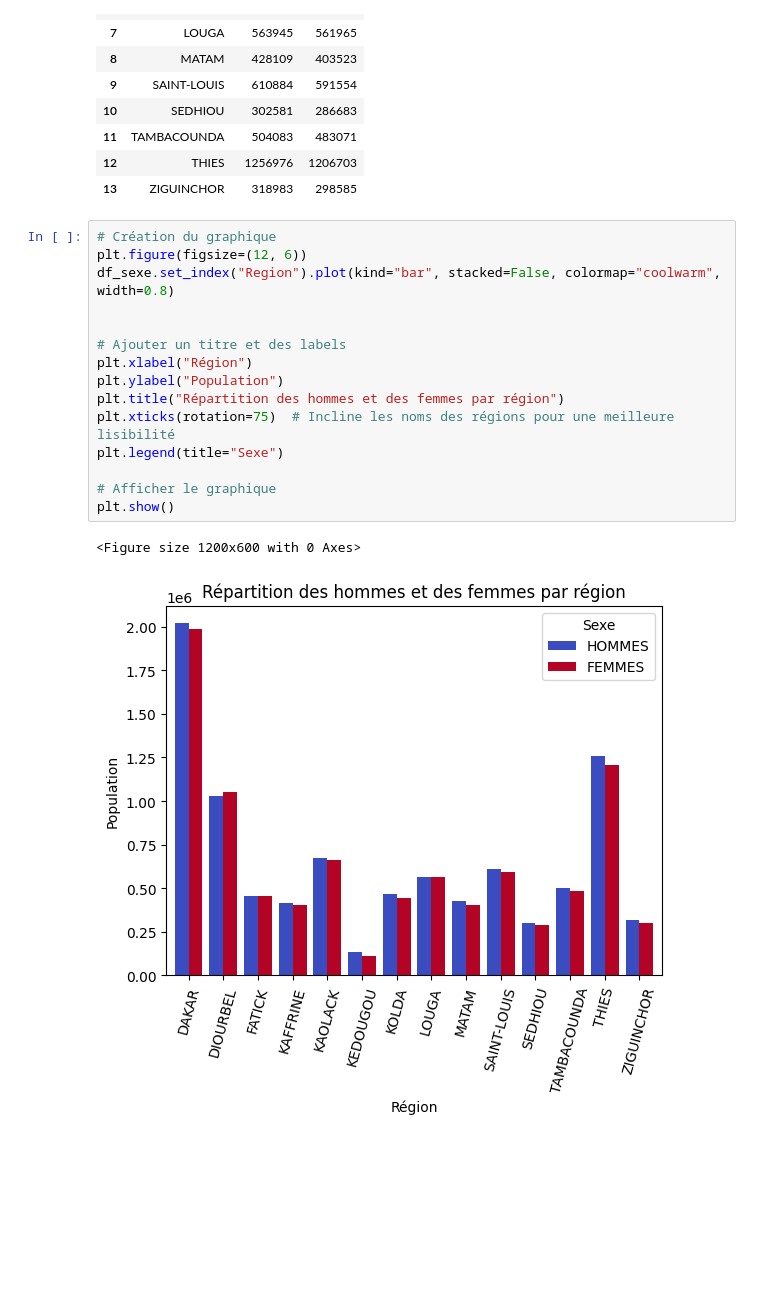
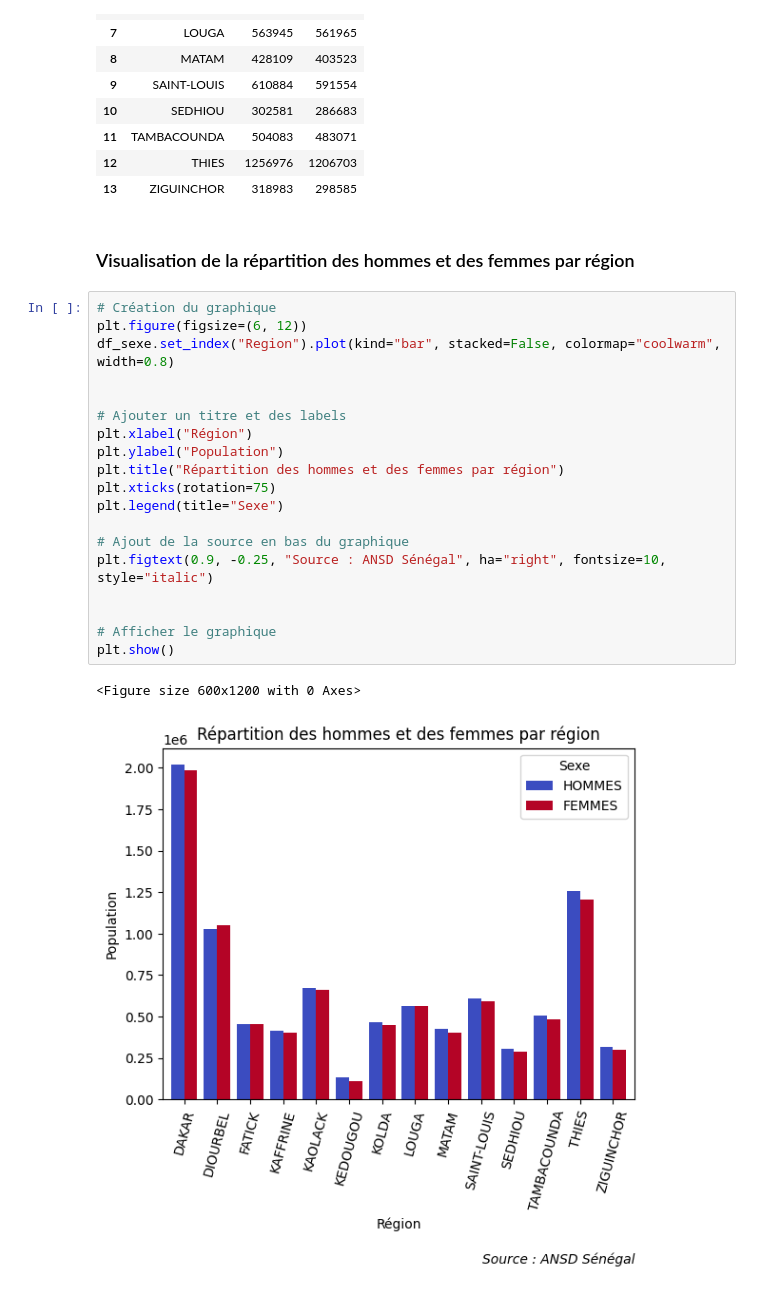
Before and after one commit to DJIMBA-THIAM/Analyse-Modelisation-Demongraphie-senegalaise, a Jupyter notebook: notebooks/exploration.ipynb, the cells around one changed output. Saved outputs shown, nothing was run; the diff lists cells and outputs as text; blank space fills up the shorter version.

```diff
--- a/notebooks/exploration.ipynb
+++ b/notebooks/exploration.ipynb
@@ -143,21 +154,27 @@ df_sexe
 | 11 | TAMBACOUNDA | 504083 | 483071 |
 | 12 | THIES | 1256976 | 1206703 |
 | 13 | ZIGUINCHOR | 318983 | 298585 |
+# %% [markdown]
+### Visualisation de la répartition des hommes et des femmes par région
 # %%
 # Création du graphique
-plt.figure(figsize=(12, 6))
+plt.figure(figsize=(6, 12))
 df_sexe.set_index("Region").plot(kind="bar", stacked=False, colormap="coolwarm", width=0.8)
 
 
 # Ajouter un titre et des labels
 plt.xlabel("Région")
 plt.ylabel("Population")
 plt.title("Répartition des hommes et des femmes par région")
-plt.xticks(rotation=75)  # Incline les noms des régions pour une meilleure lisibilité
+plt.xticks(rotation=75)
 plt.legend(title="Sexe")
+
+# Ajout de la source en bas du graphique
+plt.figtext(0.9, -0.25, "Source : ANSD Sénégal", ha="right", fontsize=10, style="italic")
+
 
 # Afficher le graphique
 plt.show()
 # %% [output]
-<Figure size 1200x600 with 0 Axes>
+<Figure size 600x1200 with 0 Axes>
-[figure, old version]
+[figure, new version]
```
Also changed, not shown: parts of 15 cells of this notebook.
